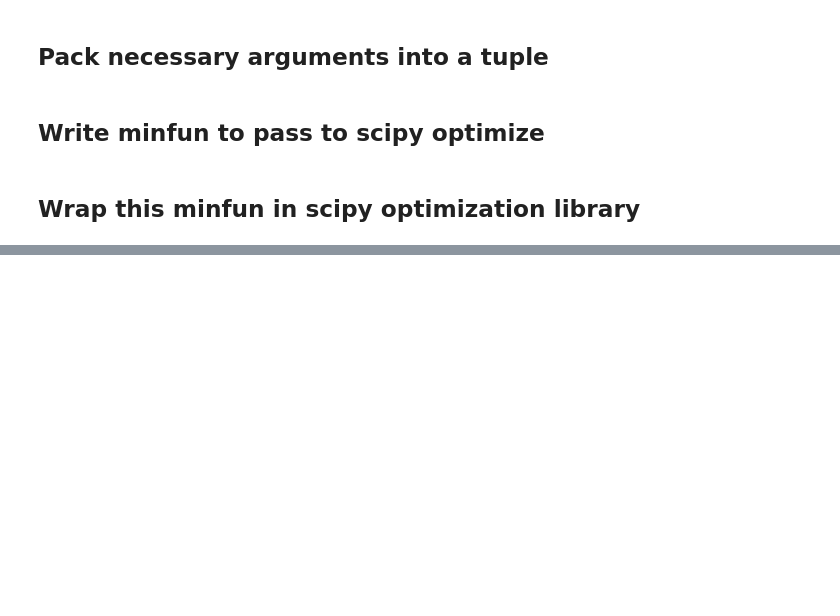
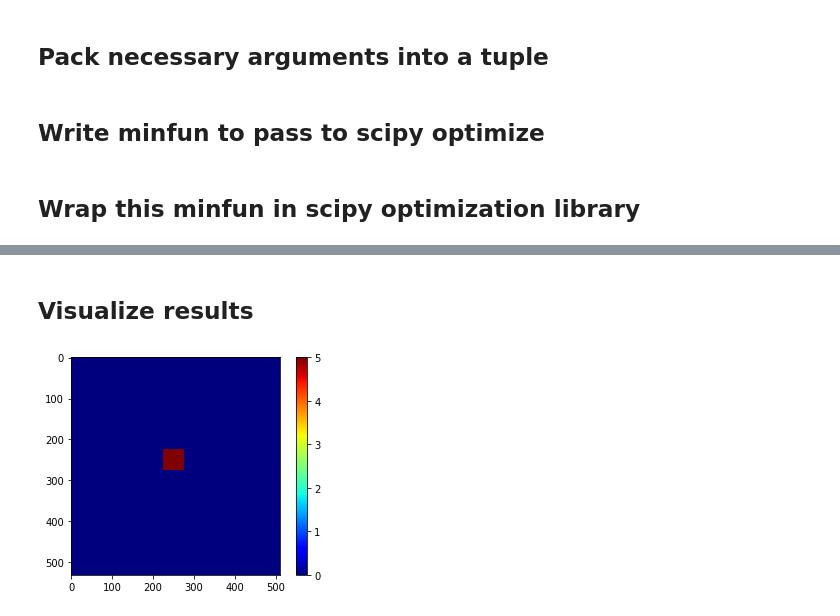
Before and after one commit to mfkiwl/splineDIC, a Jupyter notebook: notebooks/exploratory/stp_explore_NURBS_DIC.ipynb, the cells around one changed output, grey strips where cells are left out. Cells and saved outputs as stored; diff of their text form; code cells hidden in the pictures; blank space fills up the shorter version.

Commit message:
working on visualization

```diff
--- a/notebooks/exploratory/stp_explore_NURBS_DIC.ipynb
+++ b/notebooks/exploratory/stp_explore_NURBS_DIC.ipynb
@@ -135,9 +148,3 @@ def minfun_nm(disp_vec, *args):
     return znssd
 # %% [markdown]
 ## Wrap this minfun in scipy optimization library
-# %%
-# Setup initial displacement vector
-int_disp_vec = np.zeros(2*len(coords))
-for i in range(0, len(int_disp_vec), 2):
-    int_disp_vec[i] = 1.0
-    int_disp_vec[i+1] = 0.0
@@ -146,0 +211,39 @@ sciopt.minimize(minfun_nm, int_disp_vec, args=arg_tup, method='Nelder-Mead')
+# %% [markdown]
+## Visualize results
+# %%
+# Create control point displacement vectors from minimization results
+disp_cpts = np.column_stack((int_disp_vec[::2], int_disp_vec[1::2]))
+# %%
+# Set up new surface
+disp_surf = bs.Surface()
+
+disp_surf.degree_u = 3
+disp_surf.degree_v = 3
+
+num_ctrlpts = np.sqrt(len(disp_cpts)).astype('int')
+
+disp_surf.set_ctrlpts(disp_cpts.tolist(), num_ctrlpts, num_ctrlpts)
+
+disp_surf.knotvector_u = gutil.generate_knot_vector(disp_surf.degree_u, num_ctrlpts)
+disp_surf.knotvector_v = gutil.generate_knot_vector(disp_surf.degree_v, num_ctrlpts)
+
+disp_surf.delta = 0.01
+# %%
+# Fill x and y displacement arrays
+U = np.zeros(ref_image.shape)
+V = np.zeros(ref_image.shape)
+
+for i in range(rowmin, rowmax):
+    for j in range(colmin, colmax):
+        u_val = (j - colmin) / (colmax - colmin)
+        v_val = (i - rowmin) / (rowmax - rowmin)
+        disp = disp_surf.surfpt(u_val, v_val)
+        U[i, j] = disp[0]
+        V[i, j] = disp[1]
+# %%
+# Display
+plt.imshow(U, cmap='jet')
+plt.colorbar()
+plt.show()
+# %% [output]
+[figure, added]
```
Also changed, not shown: parts of 8 cells of this notebook.
